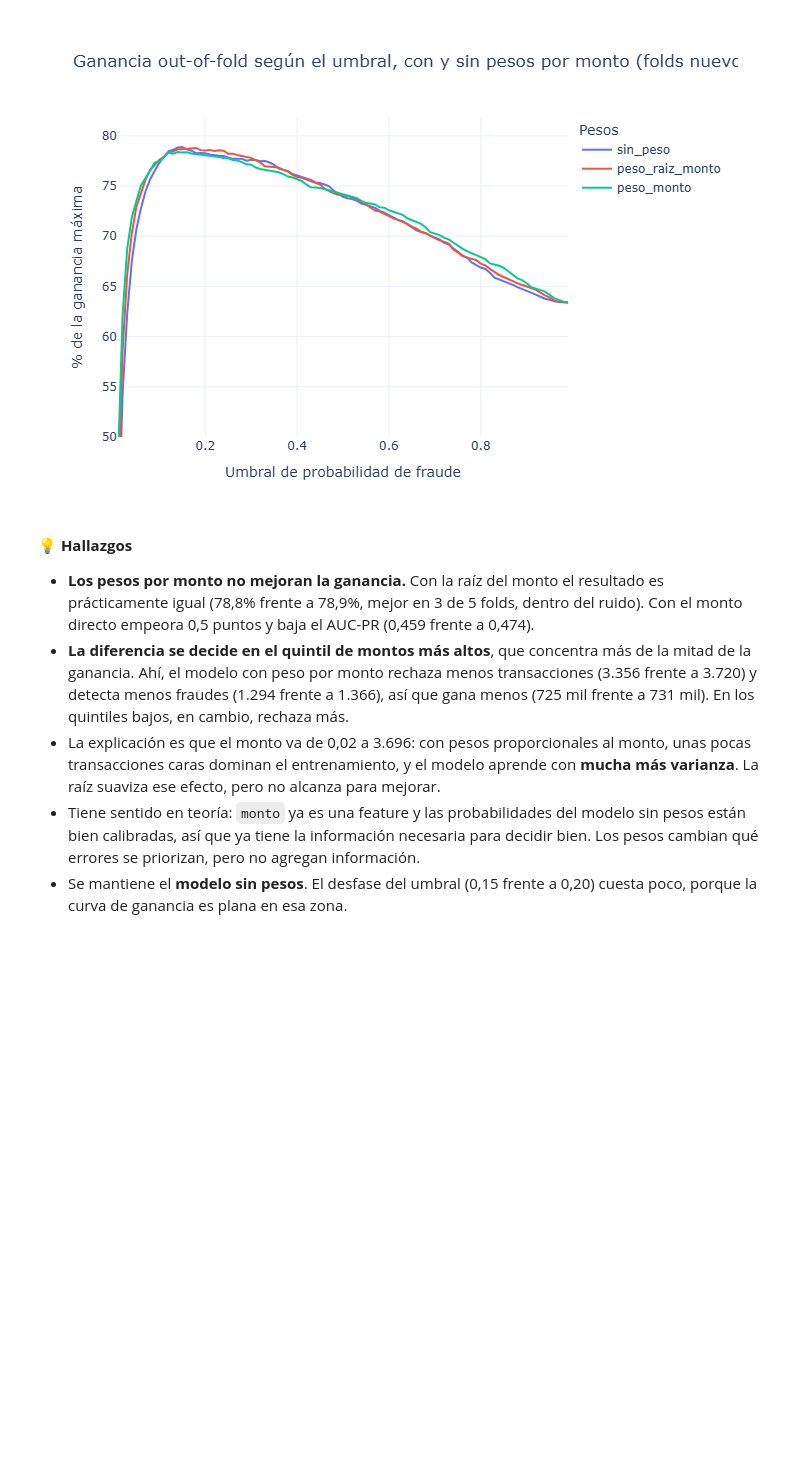
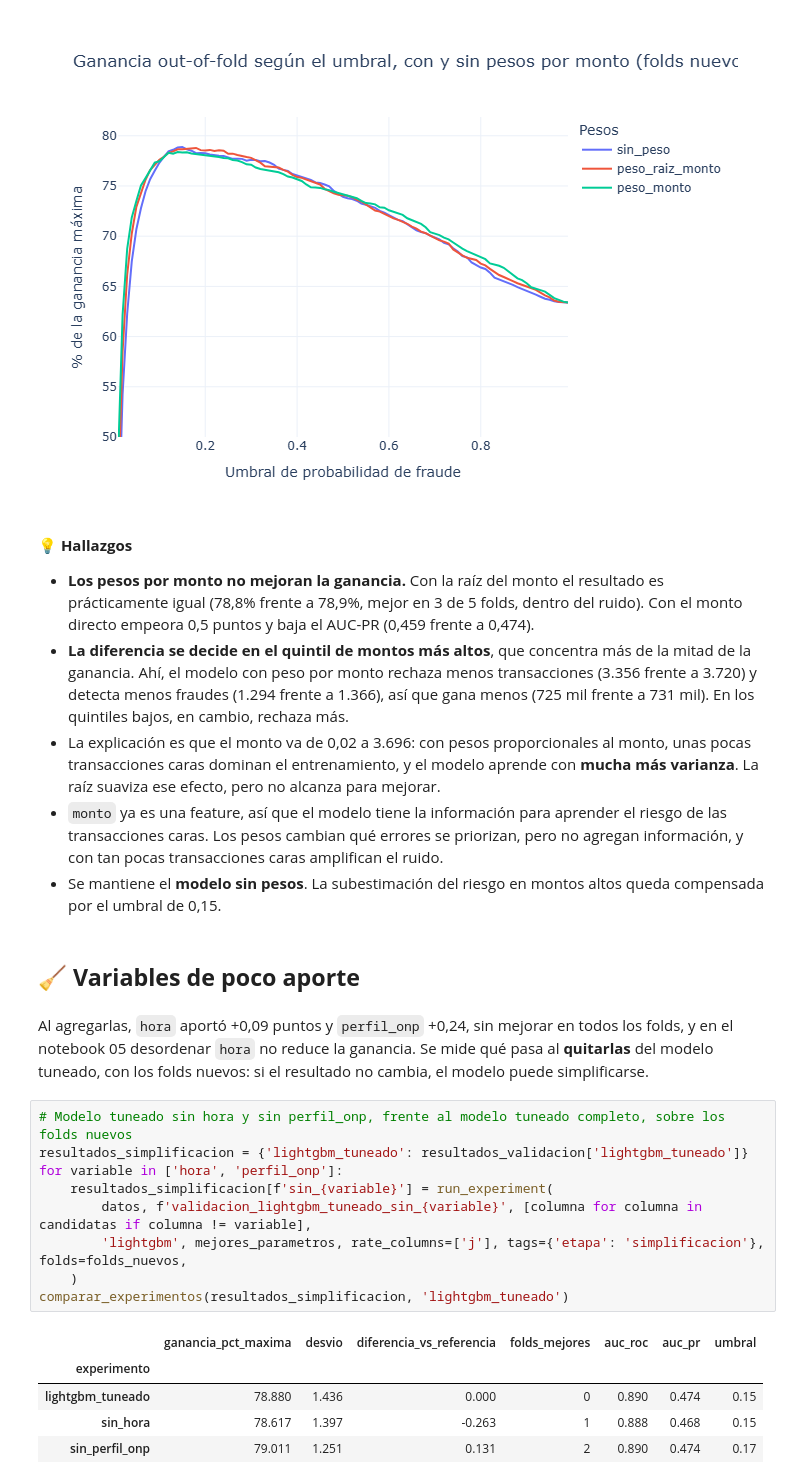
Before and after one commit to JuanFeDS/fraud_shipping, a Jupyter notebook: notebooks/04.experimentacion.ipynb, the cells around one changed output. Drawn from its saved outputs; the diff is of its cells as text; blank space fills up the shorter version.

```diff
--- a/notebooks/04.experimentacion.ipynb
+++ b/notebooks/04.experimentacion.ipynb
@@ -558,5 +640,24 @@ fig.show()
 - **Los pesos por monto no mejoran la ganancia.** Con la raíz del monto el resultado es prácticamente igual (78,8% frente a 78,9%, mejor en 3 de 5 folds, dentro del ruido). Con el monto directo empeora 0,5 puntos y baja el AUC-PR (0,459 frente a 0,474).
 - **La diferencia se decide en el quintil de montos más altos**, que concentra más de la mitad de la ganancia. Ahí, el modelo con peso por monto rechaza menos transacciones (3.356 frente a 3.720) y detecta menos fraudes (1.294 frente a 1.366), así que gana menos (725 mil frente a 731 mil). En los quintiles bajos, en cambio, rechaza más.
 - La explicación es que el monto va de 0,02 a 3.696: con pesos proporcionales al monto, unas pocas transacciones caras dominan el entrenamiento, y el modelo aprende con **mucha más varianza**. La raíz suaviza ese efecto, pero no alcanza para mejorar.
-- Tiene sentido en teoría: `monto` ya es una feature y las probabilidades del modelo sin pesos están bien calibradas, así que ya tiene la información necesaria para decidir bien. Los pesos cambian qué errores se priorizan, pero no agregan información.
-- Se mantiene el **modelo sin pesos**. El desfase del umbral (0,15 frente a 0,20) cuesta poco, porque la curva de ganancia es plana en esa zona.
+- `monto` ya es una feature, así que el modelo tiene la información para aprender el riesgo de las transacciones caras. Los pesos cambian qué errores se priorizan, pero no agregan información, y con tan pocas transacciones caras amplifican el ruido.
+- Se mantiene el **modelo sin pesos**. La subestimación del riesgo en montos altos queda compensada por el umbral de 0,15.
+# %% [markdown]
+## **🧹 Variables de poco aporte**
+# %% [markdown]
+Al agregarlas, `hora` aportó +0,09 puntos y `perfil_onp` +0,24, sin mejorar en todos los folds, y en el notebook 05 desordenar `hora` no reduce la ganancia. Se mide qué pasa al **quitarlas** del modelo tuneado, con los folds nuevos: si el resultado no cambia, el modelo puede simplificarse.
+# %%
+# Modelo tuneado sin hora y sin perfil_onp, frente al modelo tuneado completo, sobre los folds nuevos
+resultados_simplificacion = {'lightgbm_tuneado': resultados_validacion['lightgbm_tuneado']}
+for variable in ['hora', 'perfil_onp']:
+    resultados_simplificacion[f'sin_{variable}'] = run_experiment(
+        datos, f'validacion_lightgbm_tuneado_sin_{variable}', [columna for columna in candidatas if columna != variable],
+        'lightgbm', mejores_parametros, rate_columns=['j'], tags={'etapa': 'simplificacion'}, folds=folds_nuevos,
+    )
+comparar_experimentos(resultados_simplificacion, 'lightgbm_tuneado')
+# %% [output]
+|  | ganancia_pct_maxima | desvio | diferencia_vs_referencia | folds_mejores | auc_roc | auc_pr | umbral |
+| experimento |  |  |  |  |  |  |  |
+| lightgbm_tuneado | 78.880 | 1.436 | 0.000 | 0 | 0.890 | 0.474 | 0.15 |
+| sin_hora | 78.617 | 1.397 | -0.263 | 1 | 0.888 | 0.468 | 0.15 |
+| sin_perfil_onp | 79.011 | 1.251 | 0.131 | 2 | 0.890 | 0.474 | 0.17 |
```
Also changed, not shown: parts of 28 cells of this notebook.
